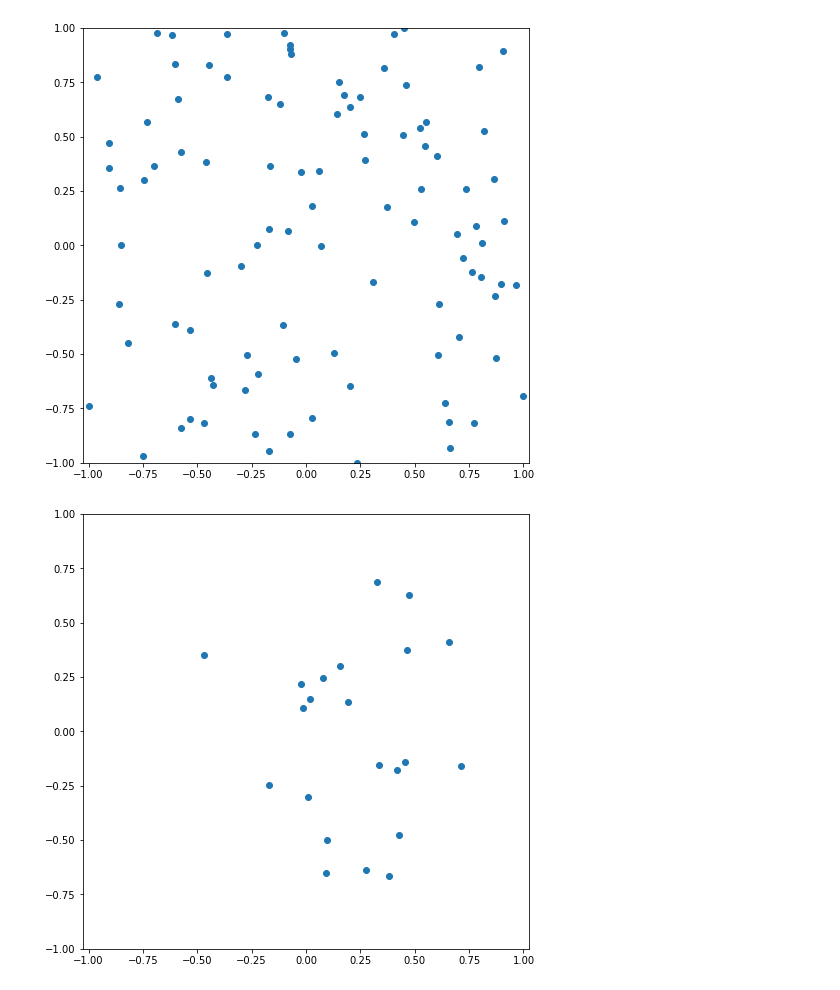
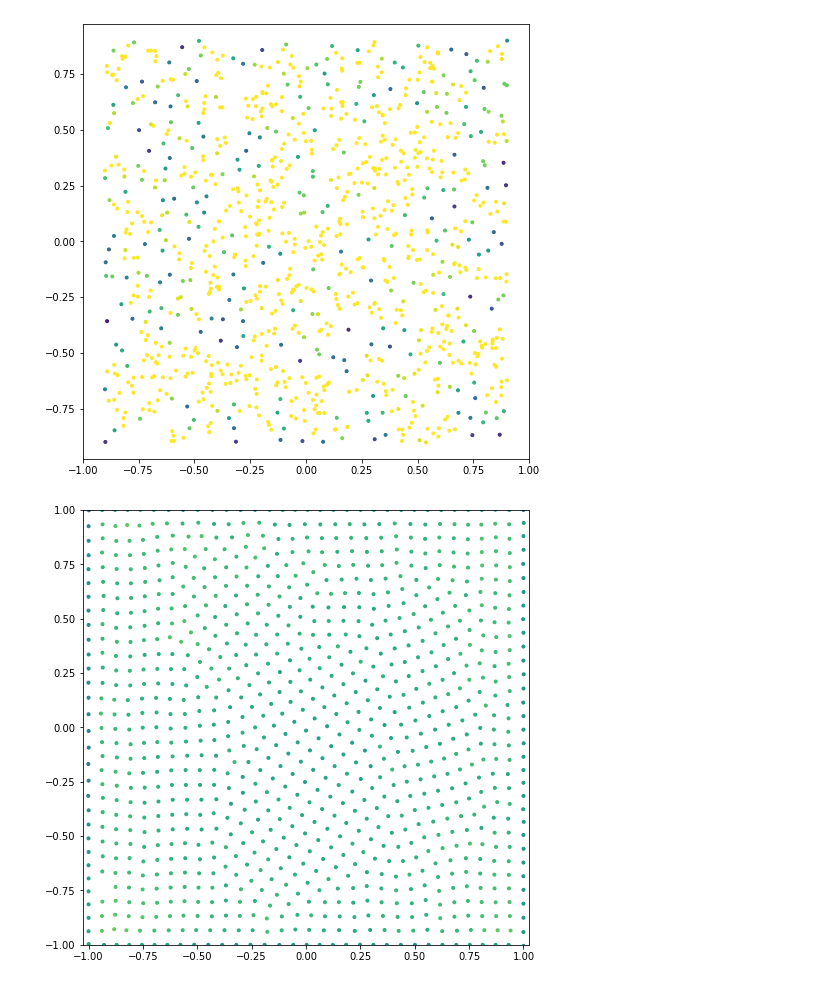
Before and after one commit to jsnguyen/cisms, a Jupyter notebook: analysis/cisms_analysis.ipynb, the cells around one changed output. Drawn from its saved outputs; the diff is of its cells as text; code cells hidden in the pictures.

```diff
--- a/analysis/cisms_analysis.ipynb
+++ b/analysis/cisms_analysis.ipynb
@@ -3,40 +3,46 @@ import numpy as np
 import matplotlib.pyplot as plt
 # %%
 filename = '../sims/out.txt'
-np = 1e2
+n_p = 1e3
 
 sim = []
 xs = []
 ys = []
+density = []
 counter = 1
 with open(filename, 'r') as f:
 
     for i,line in enumerate(f):
-        if i%np==0 and i!=0:
-            sim.append((xs,ys))
+        if i%n_p==0 and i!=0:
+            sim.append((xs,ys, density))
             xs=[]
             ys=[]
+            density=[]
         else:
-            l = [float(el) for el in line.split()][:-2]
+            l = [float(el) for el in line.split()]
             xs.append(l[0])
             ys.append(l[1])
+            density.append(l[3])
 # %%
 fig,ax = plt.subplots(figsize=(8,8))
 
-xs,ys =  sim[0]
-ax.plot(xs, ys, marker='o', linestyle='none')
+xs,ys,density =  sim[0]
+ax.scatter(xs, ys, c=density, cmap='viridis', marker='.', vmin=0.001, vmax=0.0025)
+
+xs,ys,density =  sim[-1]
+#ax.scatter(xs, ys, c=density, cmap='viridis', marker='.')
 
 ax.axis('equal')
 ax.set_xlim(-1,1)
 ax.set_ylim(-1,1)
 plt.show()
 # %% [output]
-[figure, old version]
+[figure, new version]
 # %%
 fig,ax = plt.subplots(figsize=(8,8))
 
-xs,ys =  sim[-1]
-ax.plot(xs, ys, marker='o', linestyle='none')
+xs,ys,density =  sim[-1]
+ax.scatter(xs, ys, c=density, cmap='viridis', marker='.', vmin=0.001, vmax=0.002)
 
 ax.axis('equal')
 ax.set_xlim(-1,1)
@@ -44,7 +50,7 @@ ax.set_ylim(-1,1)
 
 plt.show()
 # %% [output]
-[figure, old version]
+[figure, new version]
 # %%
 counter = 0
 for i in range(len(sim)):
```
Also changed, not shown: parts of 1 cell of this notebook, 11 other files.
